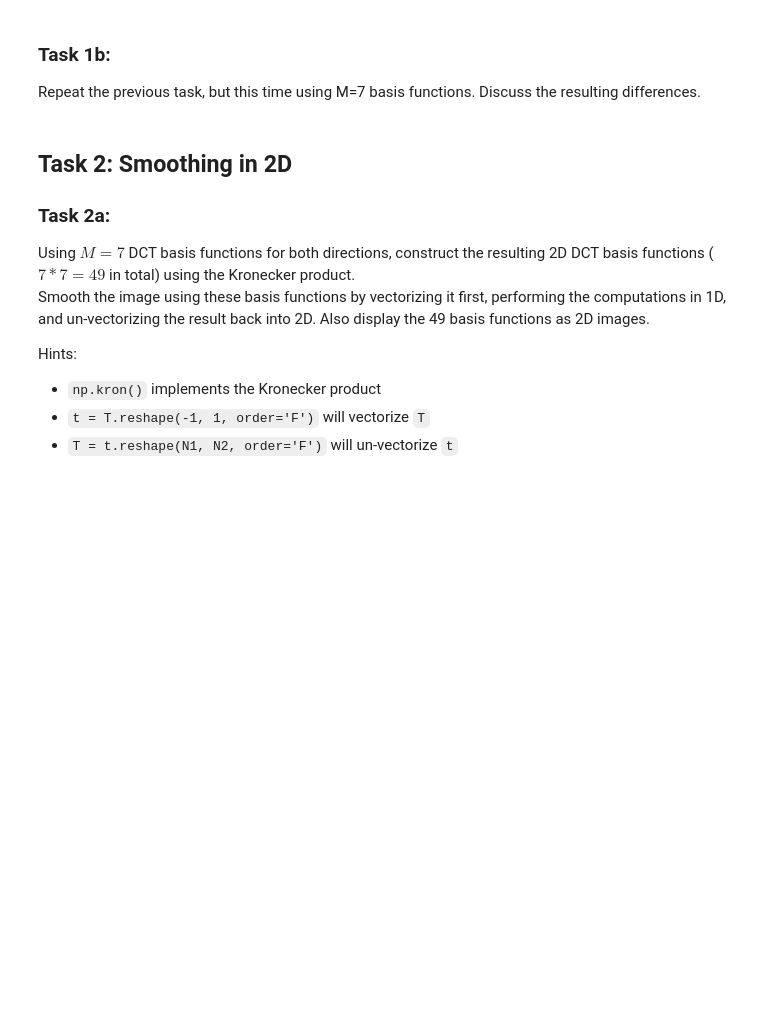
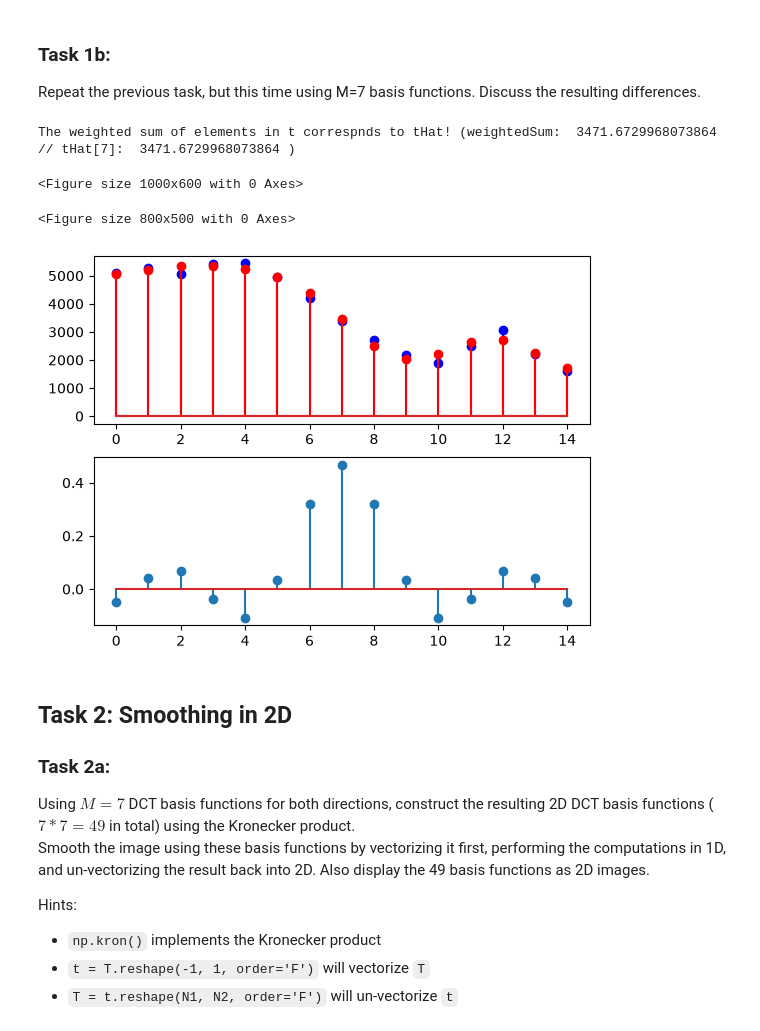
Before and after one commit to gallego-c/medical-image-analysis-lab1, a Jupyter notebook: Ex1/Ex1.ipynb, the cells around one changed output. Cells and saved outputs as stored; diff of their text form; code cells hidden in the pictures; blank space fills up the shorter version.

```diff
--- a/Ex1/Ex1.ipynb
+++ b/Ex1/Ex1.ipynb
@@ -78,6 +78,48 @@ The weighted sum of elements in t correspnds to tHat! (weightedSum:  3569.166549
 # %% [markdown]
 ### Task 1b:
 Repeat the previous task, but this time using M=7 basis functions. Discuss the resulting differences.
+# %%
+# your code goes here
+len(t), N//2
+M = 7
+phi = np.empty([len(t), M])
+for i in range(len(t)):
+    for j in range(M):
+        phi[i][j] = np.cos(np.pi*j*(i + 1/2)/len(t))
+        if j == 0:
+            phi[i][j] /= np.sqrt(2)
+phi
+plt.figure(figsize=(10, 6))
+#for j in range(phi.shape[1]):
+#    plt.plot(phi[:, j])
+#plt.show()
+
+tPhi = phi.transpose()
+S = np.matmul(tPhi, phi)
+S = np.matmul(phi, np.linalg.inv(S))
+S = np.matmul(S, tPhi)
+
+tSummed = S[N//2, :] * t
+plt.figure(figsize=(8, 5))
+
+tHat = np.matmul(S, t)
+
+fix, ax = plt.subplots(2, 1)
+ax[0].stem(t, linefmt='b-')
+ax[0].stem(tHat, linefmt='r-')
+ax[1].stem(S[N//2,:])
+
+weightedSum = 0
+for i in range(len(tSummed)):
+    weightedSum += tSummed[i]
+
+if abs(weightedSum - tHat[N//2]) < 0.00036:
+    print("The weighted sum of elements in t correspnds to tHat! (weightedSum: ", weightedSum, " // tHat[7]: ", tHat[N//2], ")")
+# %% [output]
+The weighted sum of elements in t correspnds to tHat! (weightedSum:  3471.6729968073864  // tHat[7]:  3471.6729968073864 )
+<Figure size 1000x600 with 0 Axes>
+<Figure size 800x500 with 0 Axes>
+[figure, added]
 # %% [markdown]
 ## Task 2: Smoothing in 2D
 ### Task 2a:
```
Also changed, not shown: parts of 3 cells of this notebook.
